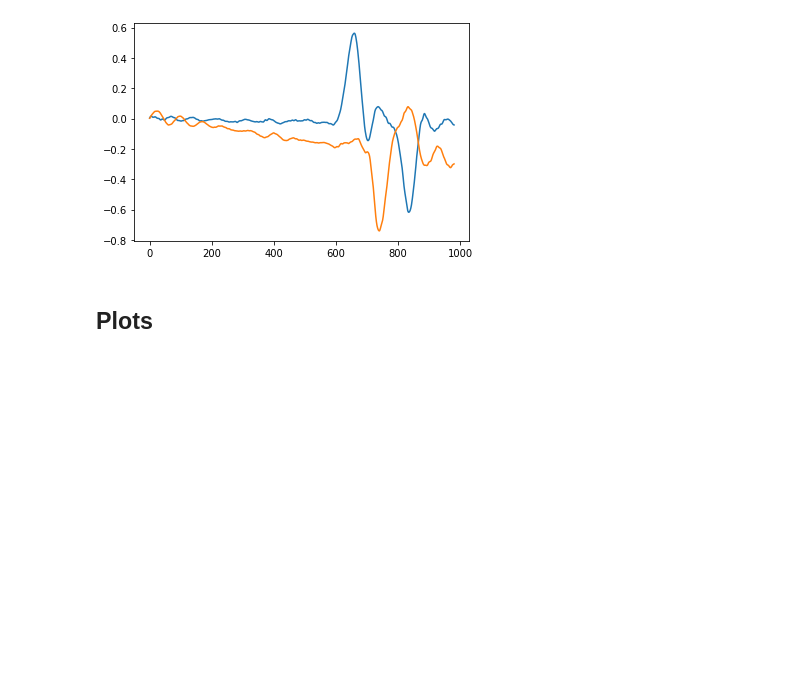
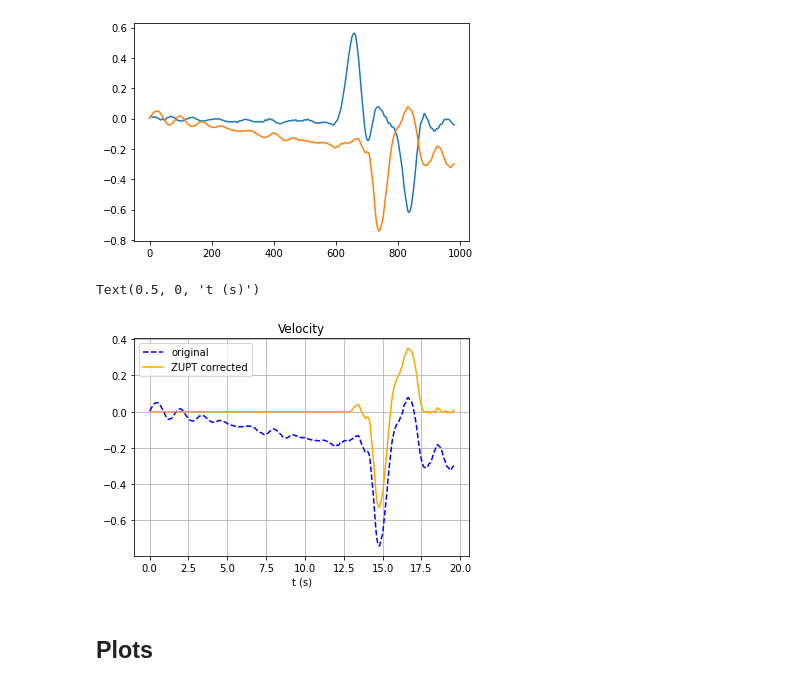
Before and after one commit to surajRathi/positioning_system, a Jupyter notebook: 011012_imu_simple_tests/air_enclosure_test.ipynb, the cells around one changed output. Cells and saved outputs as stored; diff of their text form; code cells hidden in the pictures; blank space fills up the shorter version.

```diff
--- a/011012_imu_simple_tests/air_enclosure_test.ipynb
+++ b/011012_imu_simple_tests/air_enclosure_test.ipynb
@@ -1149,6 +1165,16 @@ plt.plot(vel[:, :2])
 [<matplotlib.lines.Line2D at 0x...>,
  <matplotlib.lines.Line2D at 0x...>]
 [figure]
+# %%
+plt.plot(imu[:, 0], vel[:, 1], '--', color='blue', label='original')
+plt.plot(imu[:, 0], vel_p[:, 1], color='orange', label='ZUPT corrected')
+plt.grid()
+plt.legend()
+plt.title('Velocity')
+plt.xlabel('t (s)')
+# %% [output]
+Text(0.5, 0, 't (s)')
+[figure, added]
 # %% [markdown]
 ## Plots
 # %%
```
Also changed, not shown: parts of 4 cells of this notebook, 52 other files.
